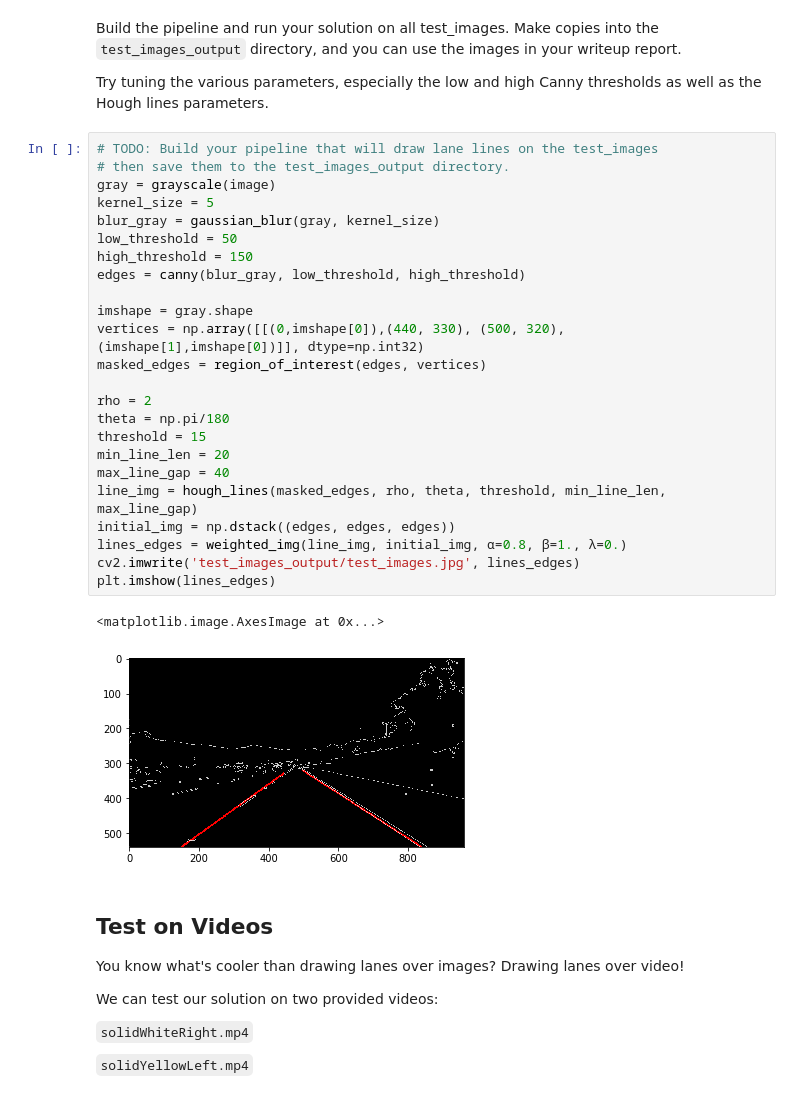
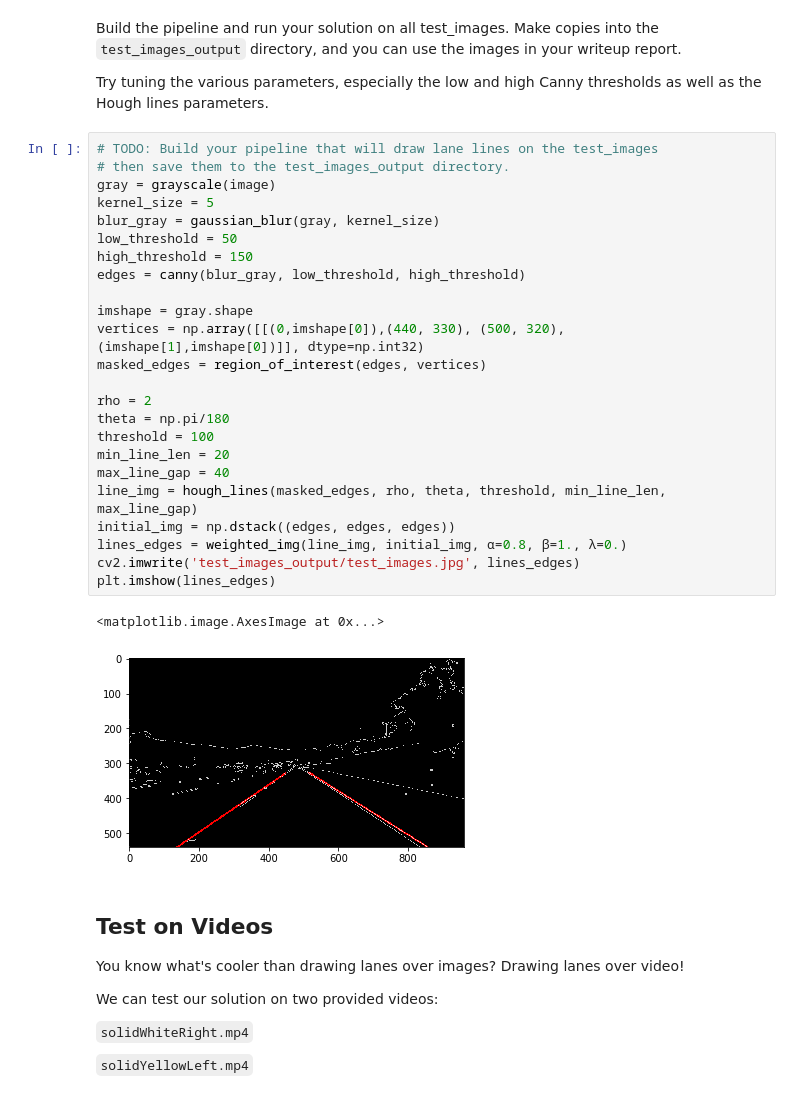
Before and after one commit to minkvsky/CarND-LaneLines-P1, a Jupyter notebook: P1.ipynb, the cells around one changed output. Cells and saved outputs as stored; diff of their text form.

```diff
--- a/P1.ipynb
+++ b/P1.ipynb
@@ -330,30 +336,30 @@ Try tuning the various parameters, especially the low and high Canny thresholds
 # %%
 # TODO: Build your pipeline that will draw lane lines on the test_images
 # then save them to the test_images_output directory.
 gray = grayscale(image)
 kernel_size = 5
 blur_gray = gaussian_blur(gray, kernel_size)
 low_threshold = 50
 high_threshold = 150
 edges = canny(blur_gray, low_threshold, high_threshold)
 
 imshape = gray.shape
 vertices = np.array([[(0,imshape[0]),(440, 330), (500, 320), (imshape[1],imshape[0])]], dtype=np.int32)
 masked_edges = region_of_interest(edges, vertices)
 
 rho = 2
 theta = np.pi/180
-threshold = 15
+threshold = 100
 min_line_len = 20
 max_line_gap = 40
 line_img = hough_lines(masked_edges, rho, theta, threshold, min_line_len, max_line_gap)
 initial_img = np.dstack((edges, edges, edges))
 lines_edges = weighted_img(line_img, initial_img, α=0.8, β=1., λ=0.)
 cv2.imwrite('test_images_output/test_images.jpg', lines_edges)
 plt.imshow(lines_edges)
 # %% [output]
 <matplotlib.image.AxesImage at 0x...>
-[figure, old version]
+[figure, new version]
 # %% [markdown]
 ## Test on Videos
 
```
Also changed, not shown: parts of 3 cells of this notebook.
